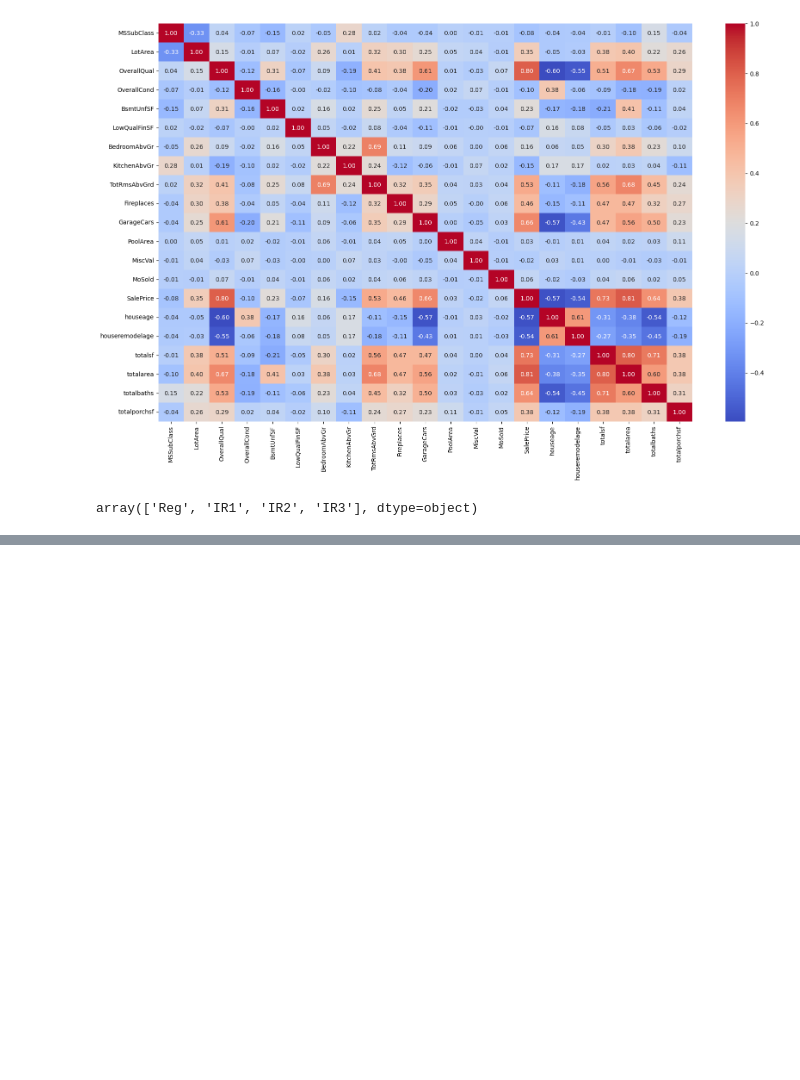
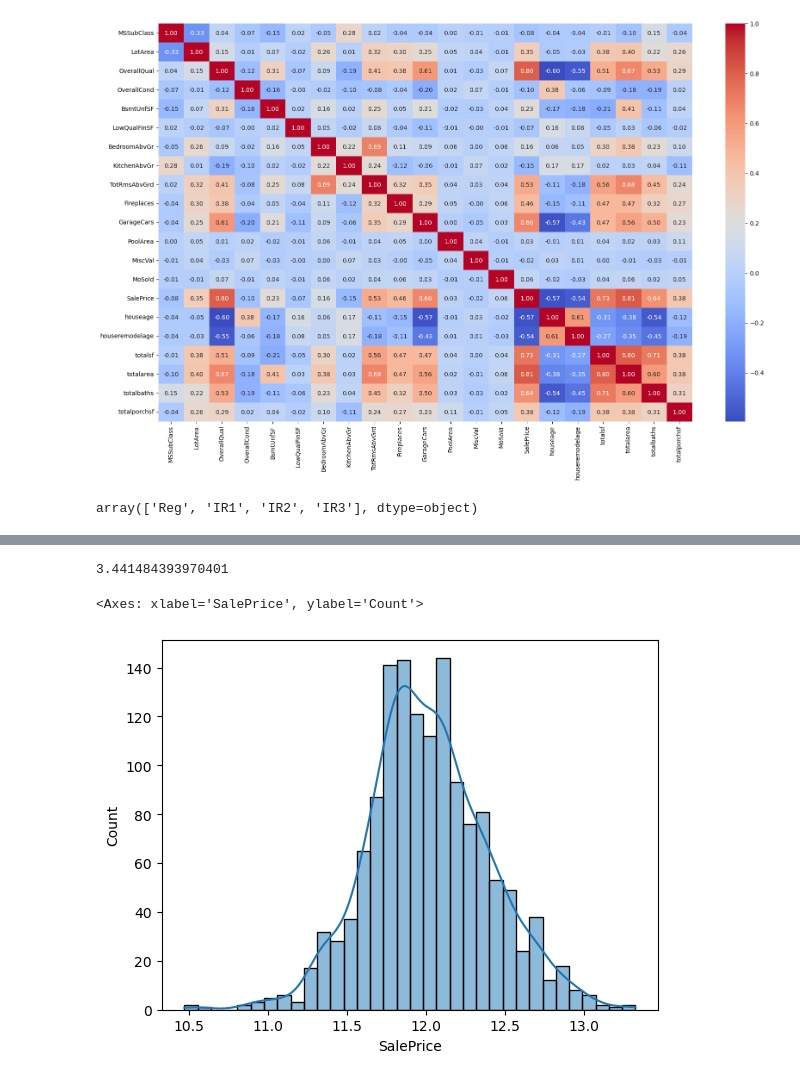
Before and after one commit to mjedrzejowski2/House_predict, a Jupyter notebook: House_price_project.ipynb, the cells around one changed output, grey strips where cells are left out. Cells and saved outputs as stored; diff of their text form; code cells hidden in the pictures; blank space fills up the shorter version.

```diff
--- a/House_price_project.ipynb
+++ b/House_price_project.ipynb
@@ -998,0 +1069,11 @@ array(['Reg', 'IR1', 'IR2', 'IR3'], dtype=object)
+# %%
+train_df['SalePrice'].kurt()
+# %% [output]
+3.441484393970401
+# %%
+train_df['SalePrice'] = np.log(train_df['SalePrice'])
+# %%
+sns.histplot(train_df, x=train_df['SalePrice'], kde=True)
+# %% [output]
+<Axes: xlabel='SalePrice', ylabel='Count'>
+[figure, added]
```
Also changed, not shown: parts of 25 cells of this notebook.
